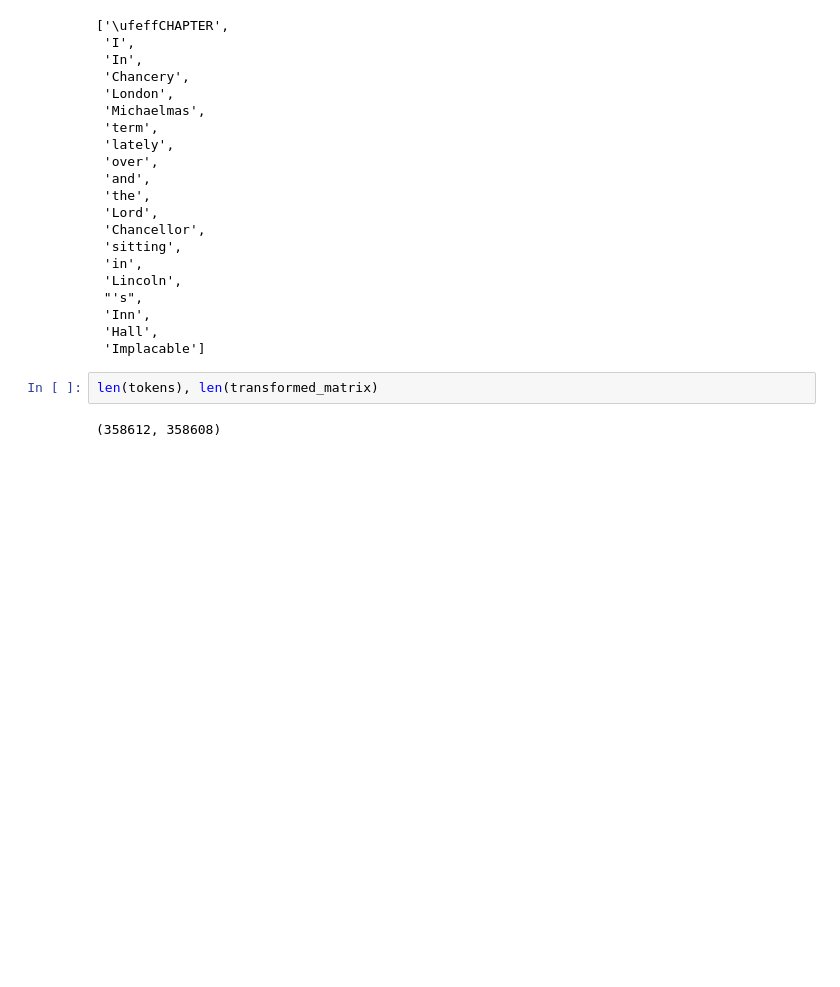
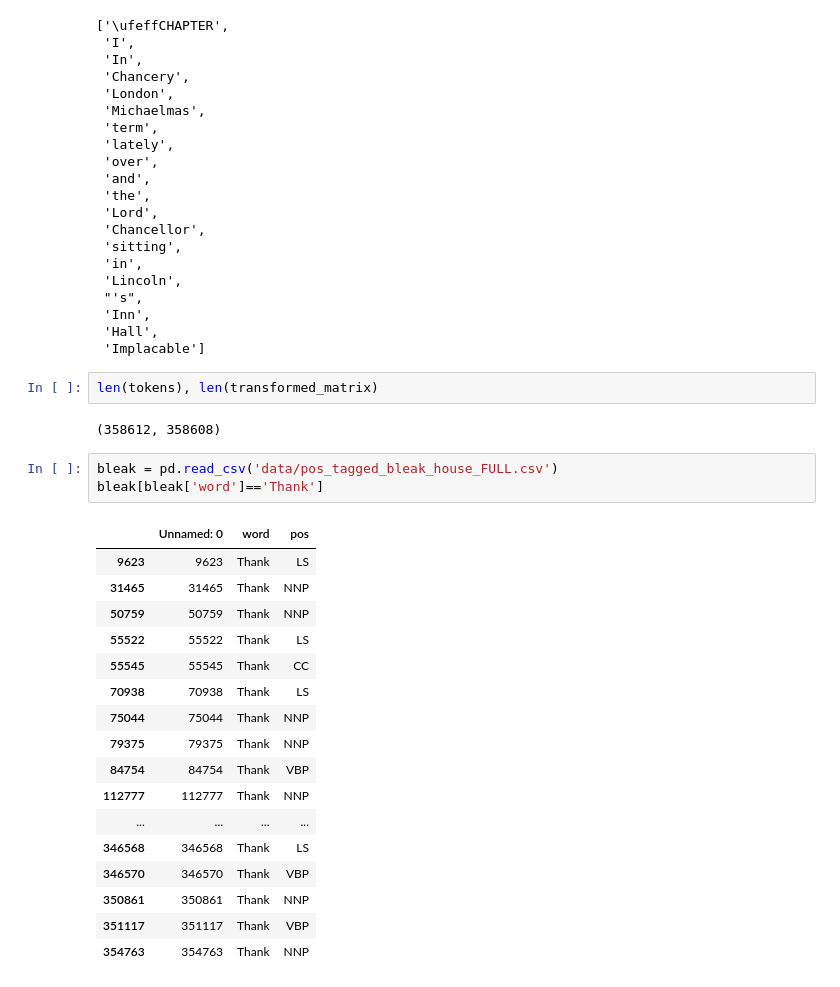
Before and after one commit to anthonynolan/ner, a Jupyter notebook: POS Tagger.ipynb, the cells around one changed output. Drawn from its saved outputs; the diff is of its cells as text; blank space fills up the shorter version.

```diff
--- a/POS Tagger.ipynb
+++ b/POS Tagger.ipynb
@@ -472,3 +472,24 @@ tokens[:20]
 len(tokens), len(transformed_matrix)
 # %% [output]
 (358612, 358608)
+# %%
+bleak = pd.read_csv('data/pos_tagged_bleak_house_FULL.csv')
+bleak[bleak['word']=='Thank']
+# %% [output]
+|  | Unnamed: 0 | word | pos |
+| 9623 | 9623 | Thank | LS |
+| 31465 | 31465 | Thank | NNP |
+| 50759 | 50759 | Thank | NNP |
+| 55522 | 55522 | Thank | LS |
+| 55545 | 55545 | Thank | CC |
+| 70938 | 70938 | Thank | LS |
+| 75044 | 75044 | Thank | NNP |
+| 79375 | 79375 | Thank | NNP |
+| 84754 | 84754 | Thank | VBP |
+| 112777 | 112777 | Thank | NNP |
+| ... | ... | ... | ... |
+| 346568 | 346568 | Thank | LS |
+| 346570 | 346570 | Thank | VBP |
+| 350861 | 350861 | Thank | NNP |
+| 351117 | 351117 | Thank | VBP |
+| 354763 | 354763 | Thank | NNP |
```
Also changed, not shown: parts of 9 cells of this notebook, 1 other file.
